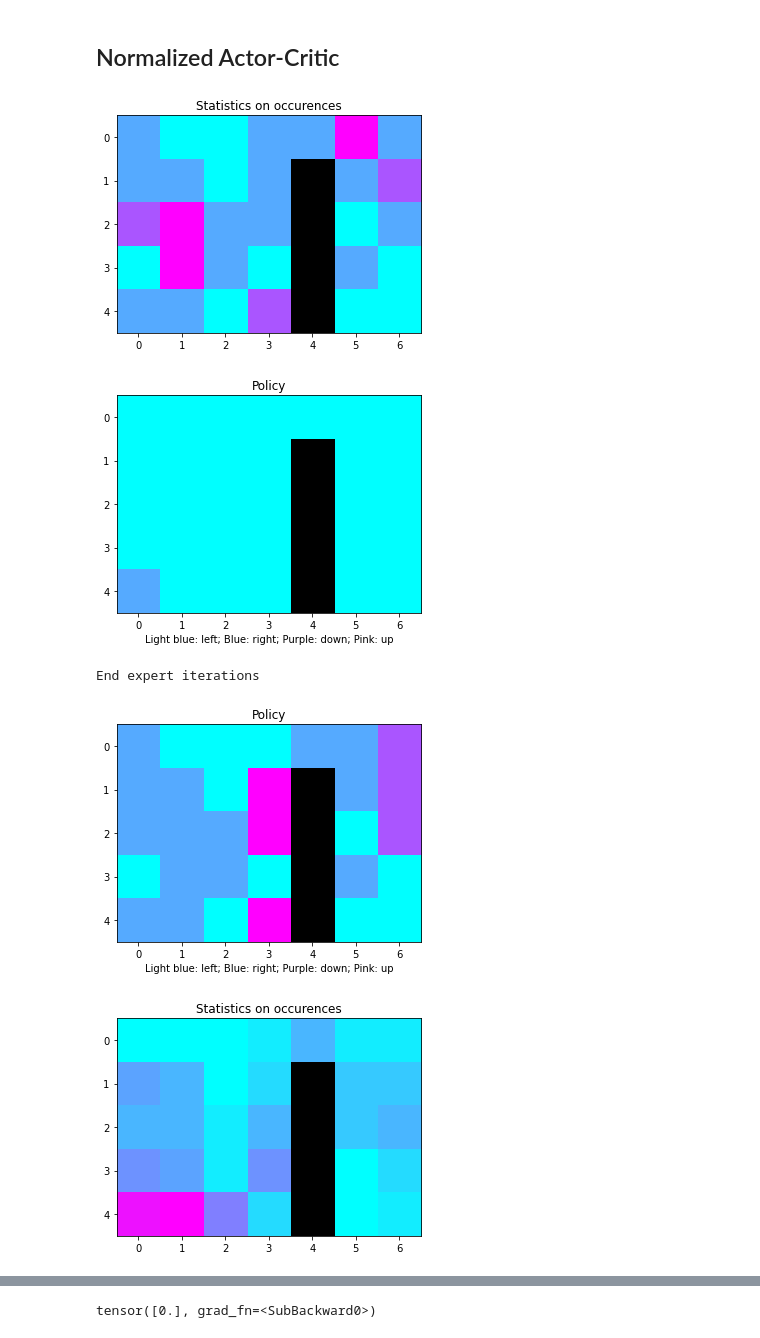
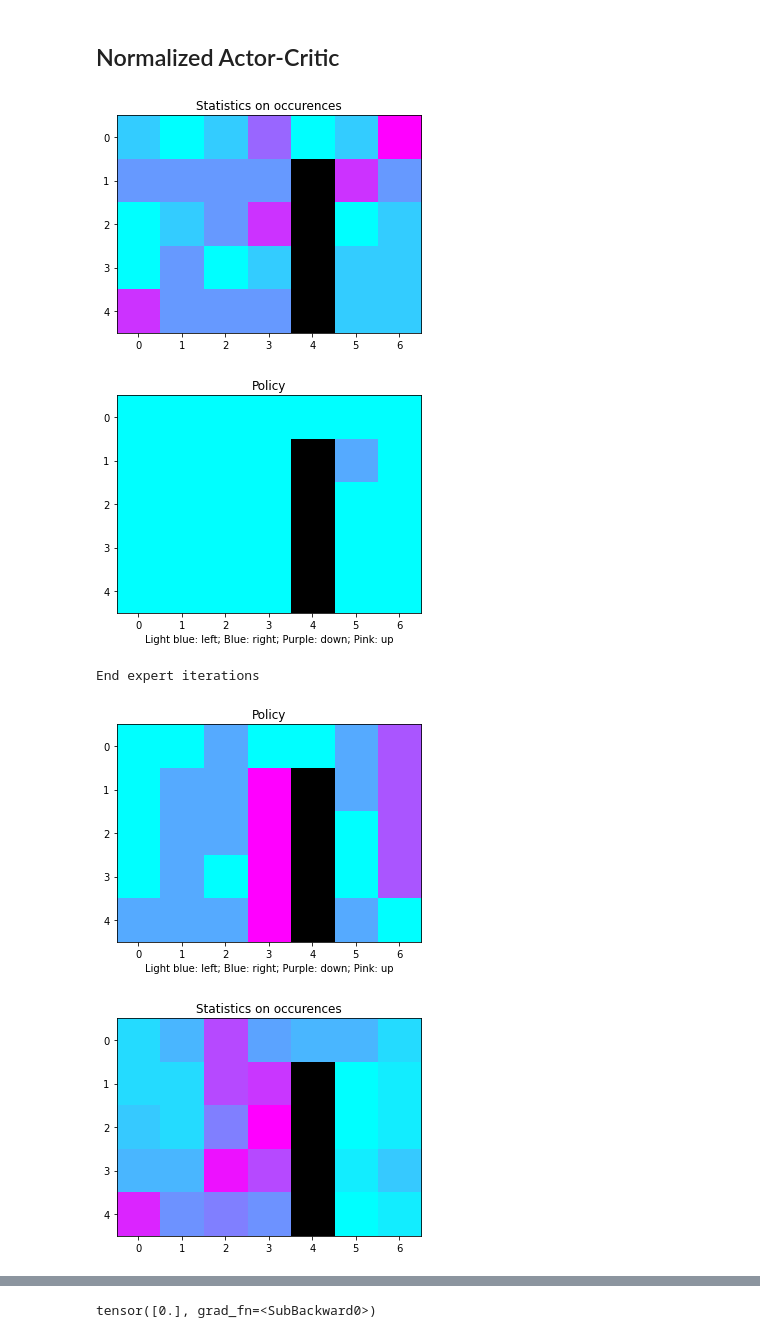
Before and after one commit to theovincent/ReinforcementLearningWithDemonstration, a Jupyter notebook: simulators/grid_world/simulate_algorithms.ipynb, the cells around one changed output, grey strips where cells are left out. Saved outputs shown, nothing was run; the diff lists cells and outputs as text; code cells hidden in the pictures.

```diff
--- a/simulators/grid_world/simulate_algorithms.ipynb
+++ b/simulators/grid_world/simulate_algorithms.ipynb
@@ -39,7 +39,7 @@ env = divide_reward_by(env, 10)
 # %%
 from algorithms.API.lstd import lstd_grid_word
 
-n_expert_samples = 100
+n_expert_samples = 20
 n_rl_samples = 500
 regularisor = 0.00001
 regularisor_bellmann = 0.00001
@@ -87,7 +87,7 @@ from algorithms.DQfD.tabular import tabular_DQfD
 
 n_expert_trajectories = 8
 n_step_td = 2
-n_expert_iterations = 25
+n_expert_iterations = 50
 n_rl_iterations = 1000
 epsilon_decay_limit = 0.2
 update_target_frequency = 5
@@ -335,25 +335,25 @@ def nac(env, entropy_weight, n_expert_samples, n_expert_iterations, n_rl_iterati
 # %%
 # from algorithms.NAC.nac import nac
 
 entropy_weight = 0.1
-n_expert_samples = 30
-n_expert_iterations = 100
+n_expert_samples = 50
+n_expert_iterations = 50
 n_rl_iterations = 1000
 update_target_frequency = 1
 show_args = {"show_policy":True, "show_value_function": False, "show_statistics": True, "display_frequency": 200}
 
 nac_Q = nac(
     env,
     entropy_weight,
     n_expert_samples,
     n_expert_iterations,
     n_rl_iterations,
     update_target_frequency,
     **show_args,
 )
 # %% [output]
-[figure, old version]
+[figure, new version]
-[figure, old version]
+[figure, new version]
 End expert iterations
-[figure, old version]
+[figure, new version]
-[figure, old version]
+[figure, new version]
```
Also changed, not shown: parts of 5 cells of this notebook, 7 other files.
